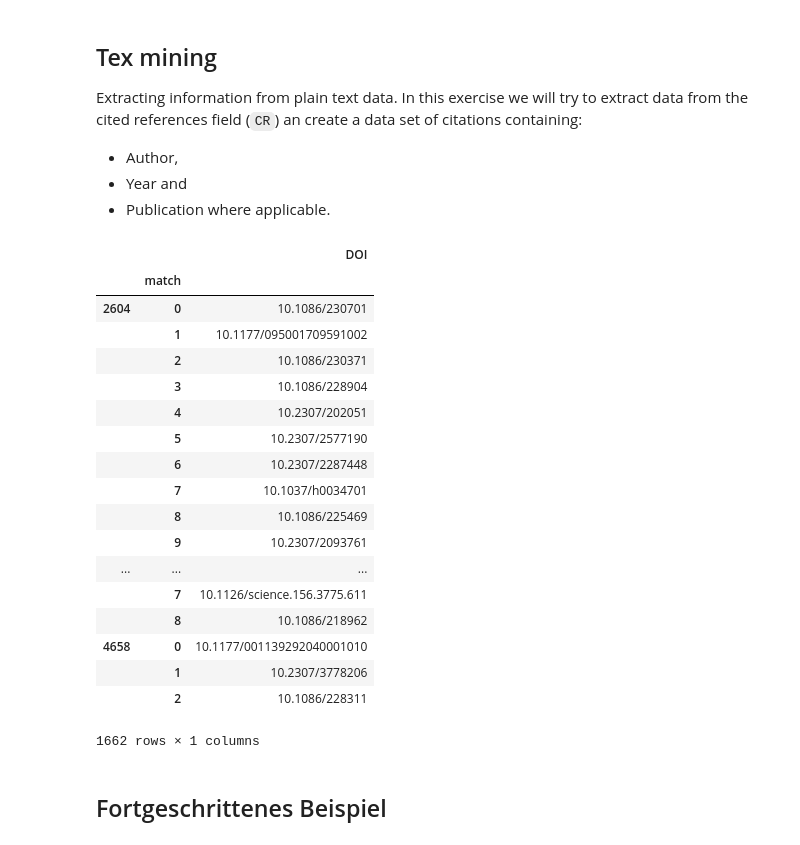
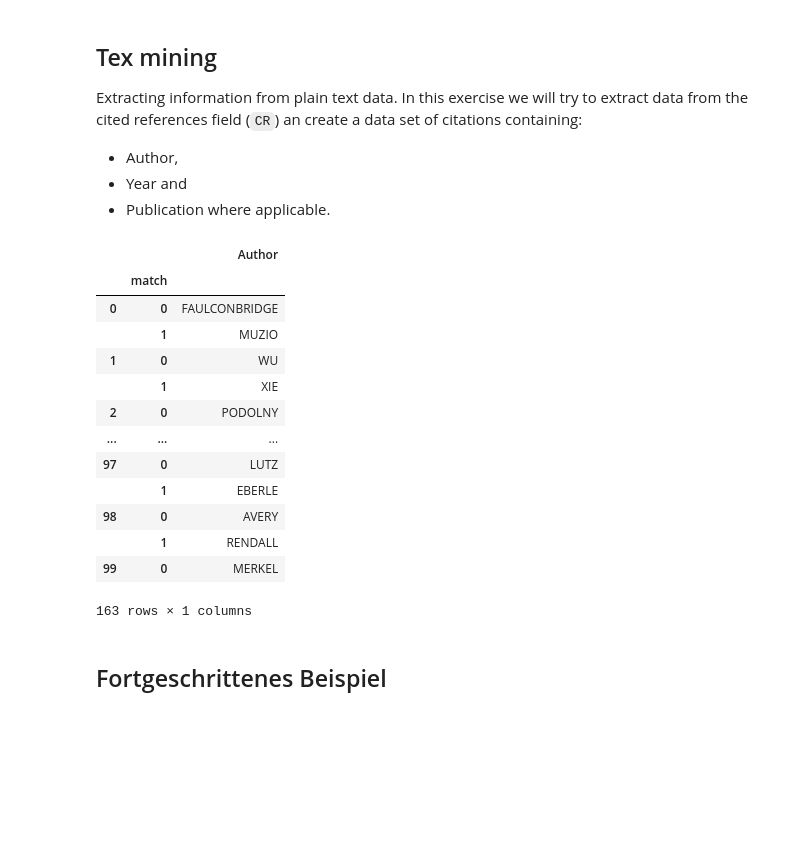
Before and after one commit to jrriebling/WebScrapingWorkshop, a Jupyter notebook: Skripte/14.Text und Data Munging.ipynb, the cells around one changed output. Cells and saved outputs as stored; diff of their text form; code cells hidden in the pictures; blank space fills up the shorter version.

```diff
--- a/Skripte/14.Text und Data Munging.ipynb
+++ b/Skripte/14.Text und Data Munging.ipynb
@@ -214,39 +254,36 @@ Extracting information from plain text data. In this exercise we will try to ext
 * Publication where applicable.
 # %%
 ## Exercise:
-references = wos_df.CR.str.split('; ?', expand=True).stack()
+#references = wos_df.CR.str.split('; ?', expand=True).stack()
 
 #references
 
 ## Tests
 #splits = wos_df.CR.str.split('; ?')
 #splits[splits.apply(len) < 15].values
 
 #references.str.extract(r'(?P<Author>.+?), ?(?P<Year>[0-9]{4})?')
 
 #wos_df.CR.str.extractall(r'[;^] ?(?P<Author>.+?), ?(?P<Year>[0-9]{4})?')
 
-wos_df.CR.str.extractall(r'DOI ?(?P<DOI>.+?)[;$]')
+#wos_df.CR.str.extractall(r'DOI ?(?P<DOI>.+?)[;$]')
+
+wos_df.Authors.str.extractall(r'(?P<Author>\w+[\w\-]+),')
 # %% [output]
-|  |  | DOI |
+|  |  | Author |
 |  | match |  |
-| 2604 | 0 | 10.1086/230701 |
-|  | 1 | 10.1177/095001709591002 |
-|  | 2 | 10.1086/230371 |
-|  | 3 | 10.1086/228904 |
-|  | 4 | 10.2307/202051 |
-|  | 5 | 10.2307/2577190 |
-|  | 6 | 10.2307/2287448 |
-|  | 7 | 10.1037/h0034701 |
-|  | 8 | 10.1086/225469 |
-|  | 9 | 10.2307/2093761 |
+| 0 | 0 | FAULCONBRIDGE |
+|  | 1 | MUZIO |
+| 1 | 0 | WU |
+|  | 1 | XIE |
+| 2 | 0 | PODOLNY |
 | ... | ... | ... |
-|  | 7 | 10.1126/science.156.3775.611 |
-|  | 8 | 10.1086/218962 |
-| 4658 | 0 | 10.1177/001139292040001010 |
-|  | 1 | 10.2307/3778206 |
-|  | 2 | 10.1086/228311 |
+| 97 | 0 | LUTZ |
+|  | 1 | EBERLE |
+| 98 | 0 | AVERY |
+|  | 1 | RENDALL |
+| 99 | 0 | MERKEL |
-1662 rows × 1 columns
+163 rows × 1 columns
 # %% [markdown]
 ## Fortgeschrittenes Beispiel
 # %%
```
Also changed, not shown: parts of 9 cells of this notebook, 9 other files.
